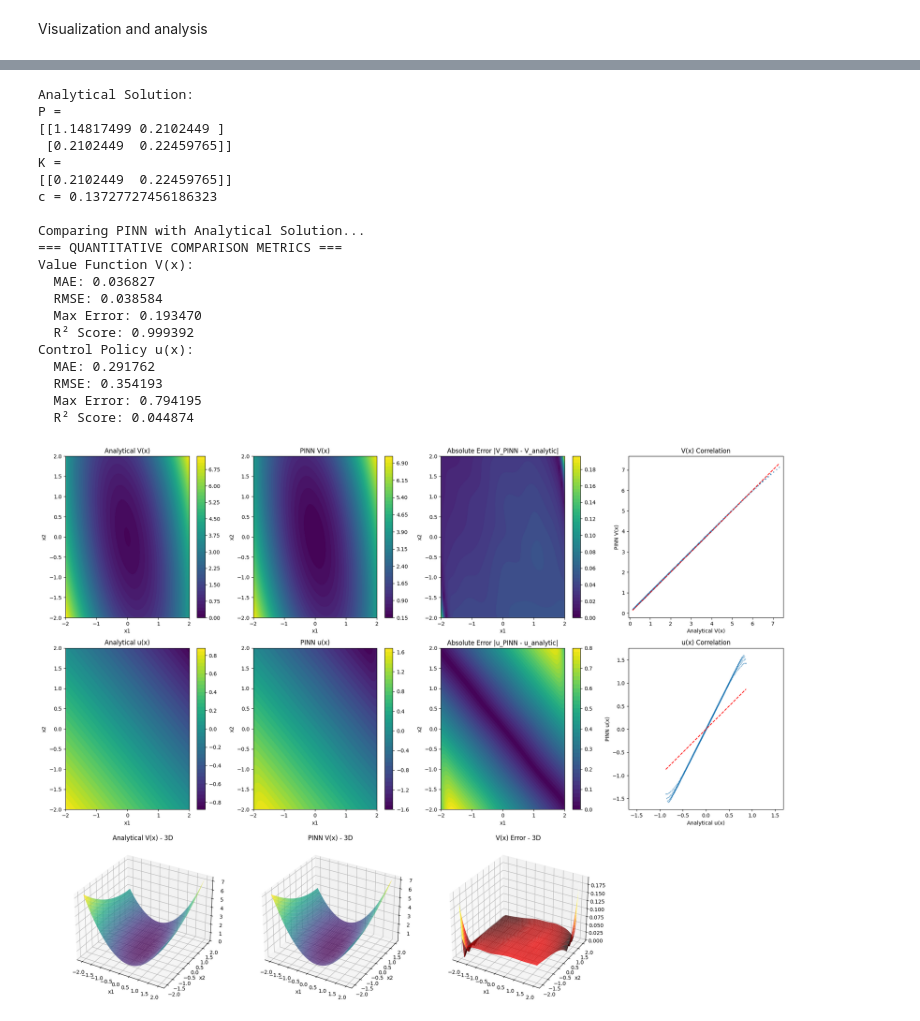
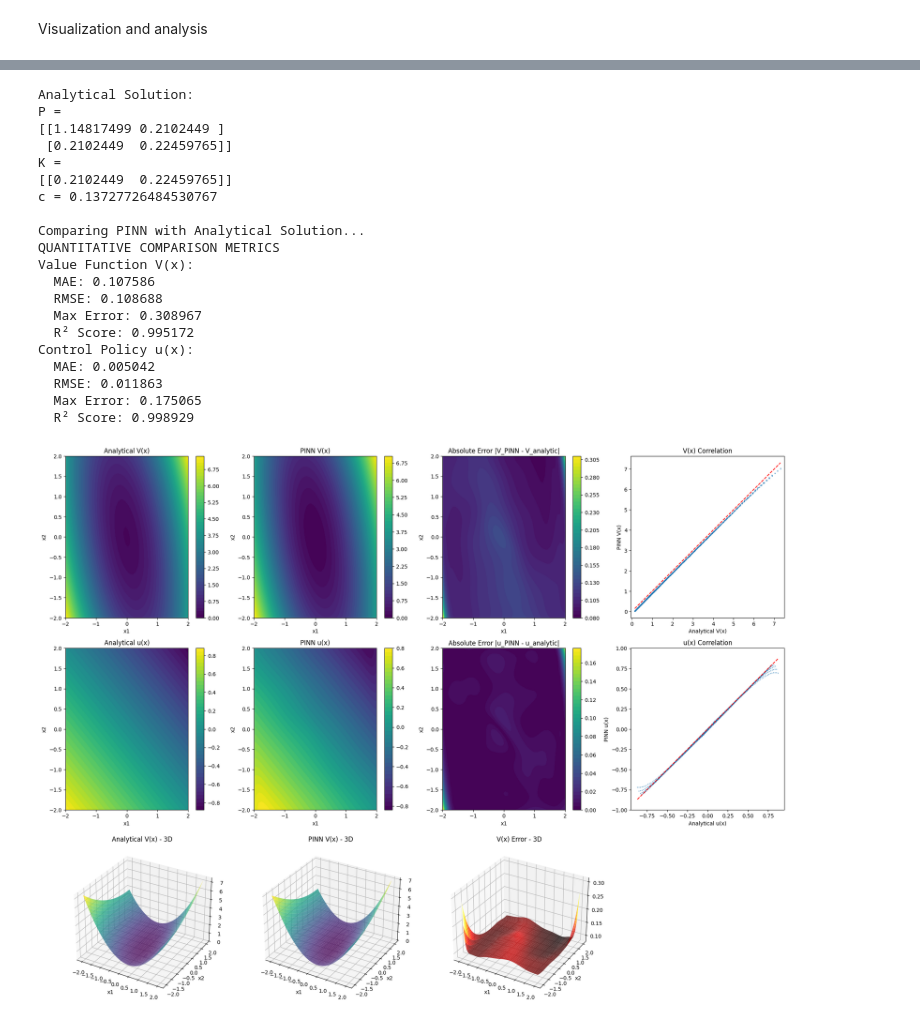
Before and after one commit to jujopo/ams-516, a Jupyter notebook: homework_1.ipynb, the cells around one changed output, grey strips where cells are left out. Drawn from its saved outputs; the diff is of its cells as text; code cells hidden in the pictures.

```diff
--- a/homework_1.ipynb
+++ b/homework_1.ipynb
@@ -422,11 +427,11 @@ scheduler = optim.lr_scheduler.ReduceLROnPlateau(optimizer, patience=500, factor
 # %% [markdown]
 Training loop
 # %%
-def train_pinn(pinn, x_domain, epochs = 10000, print_every = 500):
+def train_pinn(pinn, x_domain, epochs = 5000, print_every = 500):
 
     losses = []
 
-    for epoch in range(epochs):
+    for epoch in range(epochs + 1):
         optimizer.zero_grad()
 
         # Physics loss (PDE residual)
@@ -448,6 +453,6 @@ def train_pinn(pinn, x_domain, epochs = 10000, print_every = 500):
 
 # Train the model
 print("Start training...")
-losses = train_pinn(pinn, x_domain, epochs=10000)
+losses = train_pinn(pinn, x_domain, epochs=5000)
 # %% [output]
 Start training...
@@ -464,13 +472,14 @@ Epoch 9000, Loss: 0.000020, PDE: 0.000020
 # %% [markdown]
 Visualization and analysis
 # %%
-def analyze_solution(model, pinn):
+def analyze_solution(model):
     """Compare PINN solution with analytical solution"""
     # Create test grid
     x1 = torch.linspace(-2, 2, 50)
     x2 = torch.linspace(-2, 2, 50)
     X1, X2 = torch.meshgrid(x1, x2, indexing='ij')
-    x_test = torch.stack([X1.reshape(-1), X2.reshape(-1)], dim=1).to(device)
+    # Define pairs of coordinated in the grid
+    x_test = torch.stack([X1.ravel(), X2.ravel()], dim=1).to(device)
 
     # PINN prediction
     with torch.no_grad():
@@ -501,5 +510,5 @@ def analyze_solution(model, pinn):
     return V_pinn_grid
 
 # Analyze the trained model
-V_pinn = analyze_solution(model, pinn)
+V_pinn = analyze_solution(model)
 # %% [output]
@@ -685,10 +684,15 @@ def compute_metrics(comparison_results):
     u_pinn_flat = comparison_results['u_pinn'][0].ravel()
 
     # Value function metrics
+
+    # Mean absolute error
     V_mae = np.mean(np.abs(V_pinn_flat - V_analytical_flat))
+    # Root mean squared error
     V_rmse = np.sqrt(np.mean((V_pinn_flat - V_analytical_flat)**2))
+    # Maximum error
     V_max_error = np.max(np.abs(V_pinn_flat - V_analytical_flat))
-    V_r2 = 1 - np.sum((V_pinn_flat - V_analytical_flat)**2) / np.sum((V_analytical_flat - np.mean(V_analytical_flat))**2)
+    # Coefficient of determination
+    V_r2 = 1 - np.sum((V_analytical_flat - V_pinn_flat)**2) / np.sum((V_analytical_flat - np.mean(V_analytical_flat))**2)
 
     # Control policy metrics
     u_mae = np.mean(np.abs(u_pinn_flat - u_analytical_flat))
@@ -707,7 +711,7 @@ def compute_metrics(comparison_results):
         'u_R2': u_r2
     }
 
-    print("=== QUANTITATIVE COMPARISON METRICS ===")
+    print("QUANTITATIVE COMPARISON METRICS")
     print(f"Value Function V(x):")
     print(f"  MAE: {V_mae:.6f}")
     print(f"  RMSE: {V_rmse:.6f}")
@@ -721,50 +725,40 @@ def compute_metrics(comparison_results):
 
     return metrics
 # %%
-# After training your PINN, run this:
-
-# Get analytical solution (from your previous code)
-A_np = A.cpu().numpy()
-B_np = B.cpu().numpy()
-Q_np = Q.cpu().numpy()
-R_np = R.cpu().numpy()
-G_np = G.cpu().numpy()
-
-# Solve the discounted CARE analytically
-A_discounted = A_np - (rho/2) * np.eye(2)
-P_analytical = solve_continuous_are(A_discounted, B_np, Q_np, R_np)
-K_analytical = np.linalg.inv(R_np) @ B_np.T @ P_analytical
-c_analytical = np.trace(G_np @ G_np.T @ P_analytical) / rho
+# From the solved CARE analytically, we have that
+P_analytical = P
+K_analytical = K
+c_analytical = c
 
 print("Analytical Solution:")
 print(f"P = \n{P_analytical}")
 print(f"K = \n{K_analytical}")
 print(f"c = {c_analytical}")
 
 # Compare solutions
 print("\nComparing PINN with Analytical Solution...")
-comparison_results = compare_solutions(model, pinn, P_analytical, c_analytical, K_analytical)
+comparison_results = compare_solutions(model, P_analytical, c_analytical, K_analytical)
 metrics = compute_metrics(comparison_results)
 plot_comparison(comparison_results)
 # %% [output]
 Analytical Solution:
 P =
 [[1.14817499 0.2102449 ]
  [0.2102449  0.22459765]]
 K =
 [[0.2102449  0.22459765]]
-c = 0.13727727456186323
+c = 0.13727726484530767
 
 Comparing PINN with Analytical Solution...
-=== QUANTITATIVE COMPARISON METRICS ===
+QUANTITATIVE COMPARISON METRICS
 Value Function V(x):
-  MAE: 0.036827
-  RMSE: 0.038584
-  Max Error: 0.193470
-  R² Score: 0.999392
+  MAE: 0.107586
+  RMSE: 0.108688
+  Max Error: 0.308967
+  R² Score: 0.995172
 Control Policy u(x):
-  MAE: 0.291762
-  RMSE: 0.354193
-  Max Error: 0.794195
-  R² Score: 0.044874
+  MAE: 0.005042
+  RMSE: 0.011863
+  Max Error: 0.175065
+  R² Score: 0.998929
-[figure, old version]
+[figure, new version]
```
Also changed, not shown: parts of 7 cells of this notebook, 1 other file.
